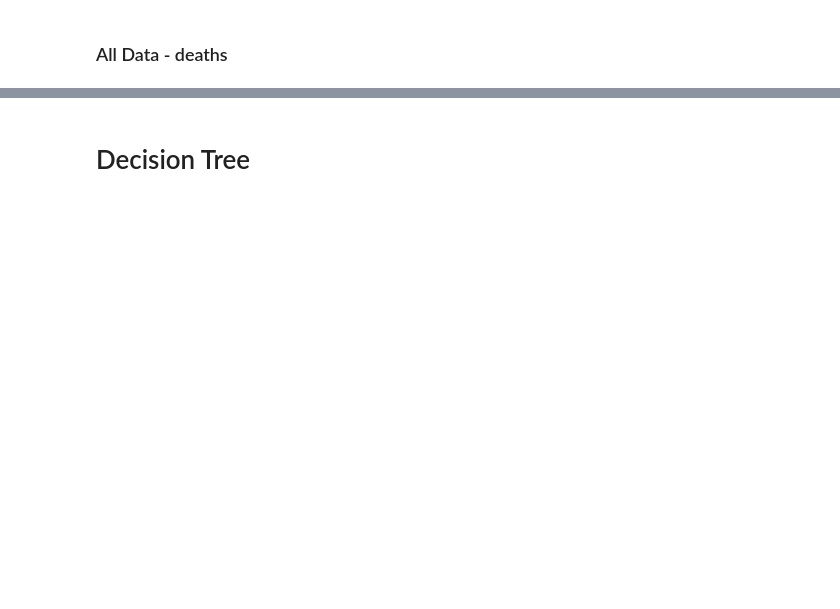
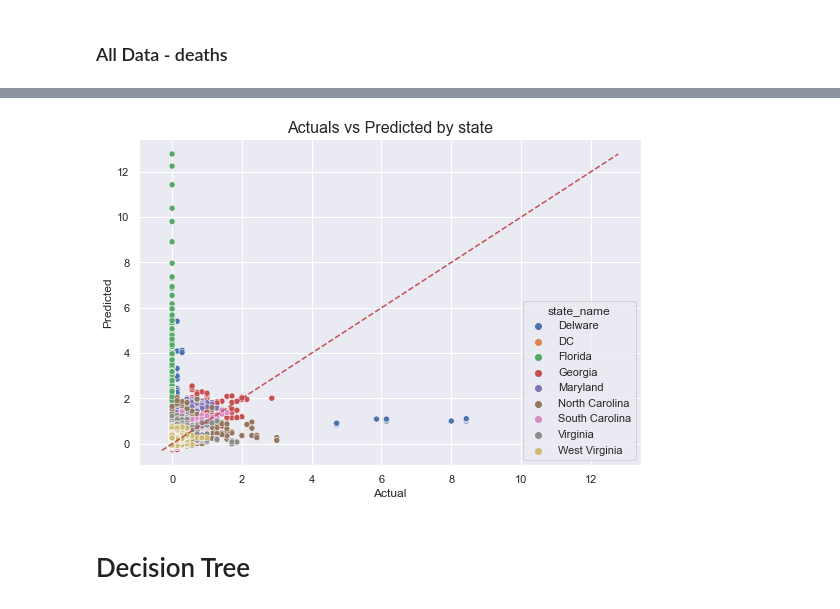
Before and after one commit to ehmartens/cs5644-project, a Jupyter notebook: Modeling Notebook.ipynb, the cells around one changed output, grey strips where cells are left out. Drawn from its saved outputs; the diff is of its cells as text; code cells hidden in the pictures; blank space fills up the shorter version.

```diff
--- a/Modeling Notebook.ipynb
+++ b/Modeling Notebook.ipynb
@@ -212,2 +149,0 @@ data_no_fl = data_no_fl.drop([c for c in data_no_fl.columns if c[:7] == 'FIPS_12
-# %%
-X_train, y_train_cases, y_train_deaths, X_test, y_test_cases, y_test_deaths = modeler.split_train_test(data_no_fl, '2021-06-14')
@@ -221,0 +150,6 @@ deaths_preds, deaths_residuals, deaths_rmse, deaths_r2 = run_full_pipeline(lm_mo
+# %%
+preprocessor.load_processed_data_without_fips_as_columns()
+# %%
+unpivoted_deaths = preprocessor.get_current_data()[['date', 'FIPS', 'deaths']].copy()
+unpivoted_deaths['STATE'] = unpivoted_deaths['FIPS'].apply(lambda x: x[:2])
+unpivoted_deaths = unpivoted_deaths.merge(state_code_map, left_on='STATE', right_on='code', how='left')
@@ -222,2 +165,16 @@ deaths_preds, deaths_residuals, deaths_rmse, deaths_r2 = run_full_pipeline(lm_mo
+# %%
+unpivoted_deaths_test = unpivoted_deaths[unpivoted_deaths['date'] > '2021-06-14']
+# %%
+plt.figure(figsize=(9,6))
+sns.scatterplot(x=y_test_deaths, y=deaths_pred_lm, hue=unpivoted_deaths_test['state_name'])
+xymin = min(np.min(y_test_deaths), np.min(deaths_pred_lm))
+xymax = max(np.max(y_test_deaths), np.max(deaths_pred_lm))
+plt.plot([xymin, xymax],[xymin, xymax], color="r", linestyle="--")
+plt.xlabel('Actual')
+plt.ylabel('Predicted')
+plt.title('Actuals vs Predicted by state', fontsize=16)
+plt.show()
+# %% [output]
+[figure, added]
 # %% [markdown]
 # Decision Tree
```
Also changed, not shown: parts of 36 cells of this notebook.
